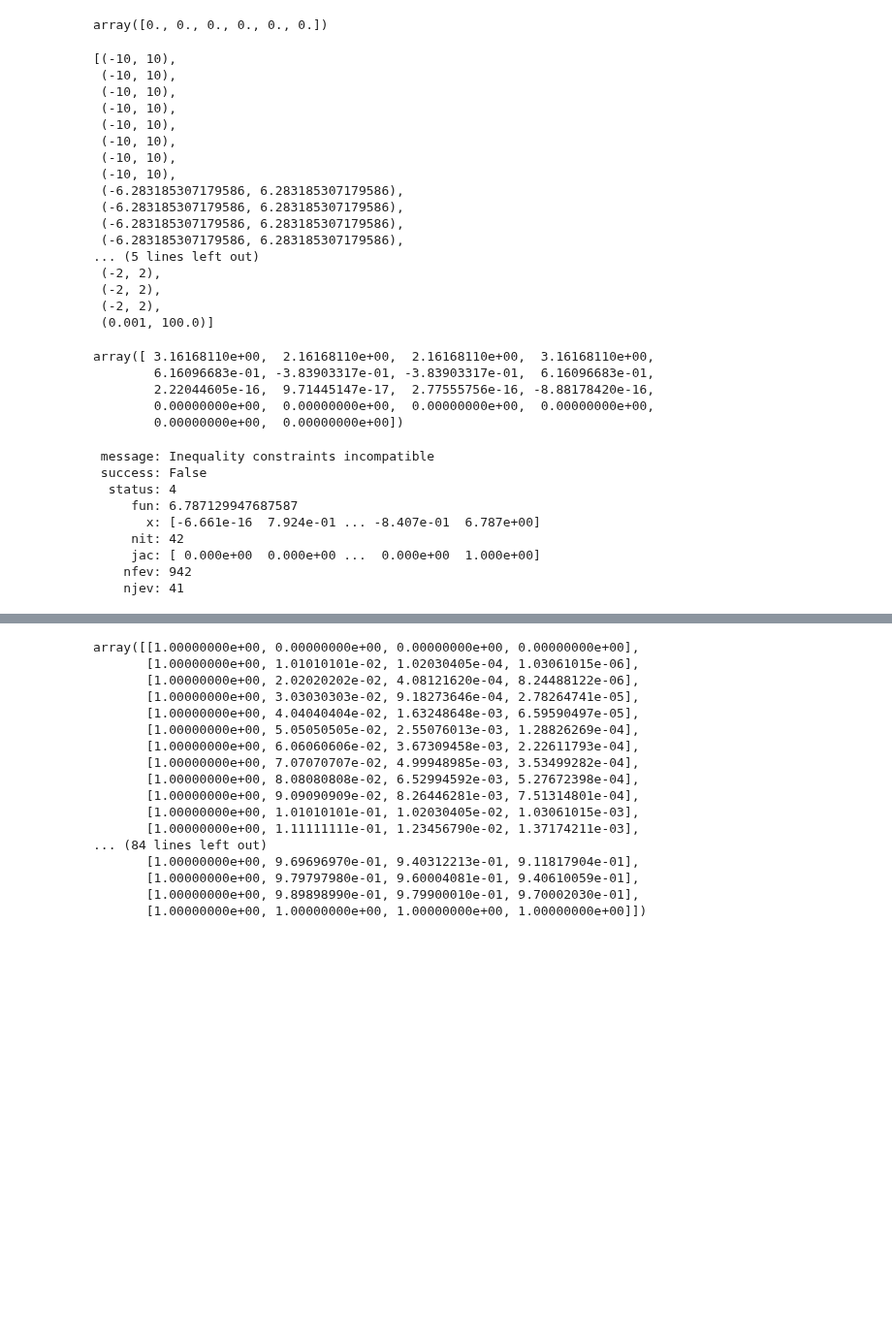
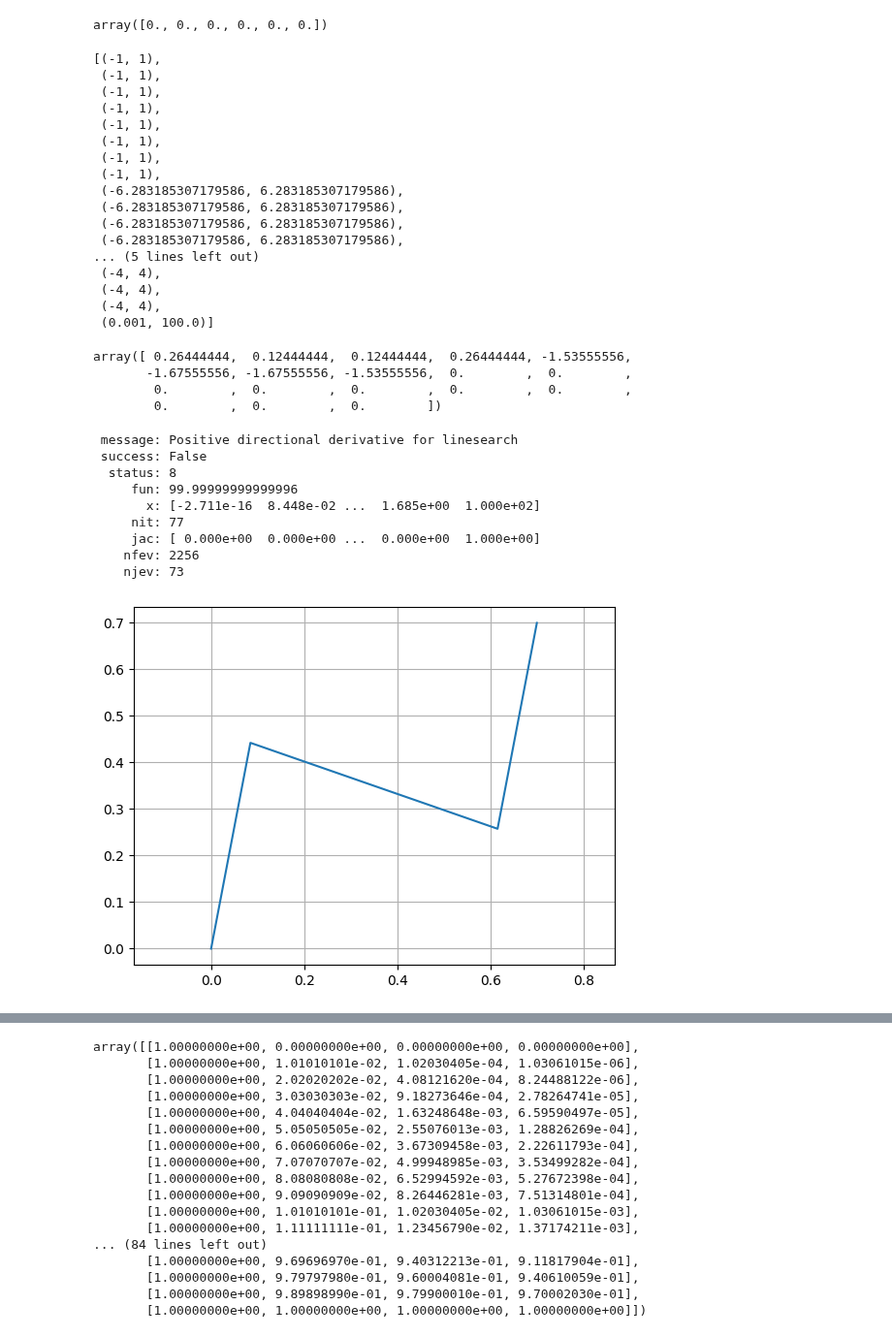
Before and after one commit to arthurrichards77/smply, a Jupyter notebook: collocation.ipynb, the cells around one changed output, grey strips where cells are left out. Shown at 97% size. Cells and saved outputs as stored; diff of their text form; code cells hidden in the pictures; blank space fills up the shorter version.

Commit message:
Still working on collocation.  Not there yet.

```diff
--- a/collocation.ipynb
+++ b/collocation.ipynb
@@ -83,8 +83,8 @@ array([ 0.00000000e+00,  0.00000000e+00, -1.11022302e-16,  2.22044605e-16,
         5.55111512e-17,  5.55111512e-17, -3.88578059e-16,  6.10622664e-16,
         0.00000000e+00, -8.67361738e-18, -2.60208521e-17,  1.11022302e-16])
 # %%
-s0 = (0,0,-np.pi/4)
-sf = (5,5,-np.pi/4)
+s0 = (0,0,0)
+sf = (0.7,0.7,0)
 def boundary_constraints(z):
     init_err = np.array([s0[i] - z[i*num_colloc] for i in range(len(s0))])
     term_err = np.array([sf[i] - z[num_colloc + i*num_colloc - 1] for i in range(len(sf))])
@@ -94,36 +94,36 @@ boundary_constraints(z)
 # %% [output]
 array([0., 0., 0., 0., 0., 0.])
 # %%
-test_z = np.hstack((np.linspace(s0[0],sf[0],num_colloc),
+bc_test_z = np.hstack((np.linspace(s0[0],sf[0],num_colloc),
                     np.linspace(s0[1],sf[1],num_colloc),
                     np.linspace(s0[2],sf[2],num_colloc),
-                    np.ones_like(colloc_dist)*1.8,
+                    np.ones_like(colloc_dist),
                     np.zeros_like(colloc_dist),
                     5.0))
 
-boundary_constraints(test_z)
+boundary_constraints(bc_test_z)
 # %% [output]
 array([0., 0., 0., 0., 0., 0.])
 # %%
-bounds = [(-10,10)]*2*num_colloc + [(-2*np.pi,2*np.pi)]*num_colloc + [(0,3)]*num_colloc + [(-2,2)]*num_colloc + [(0.001,100.0)]
+bounds = [(-1,1)]*2*num_colloc + [(-2*np.pi,2*np.pi)]*num_colloc + [(0,1)]*num_colloc + [(-4,4)]*num_colloc + [(0.001,100.0)]
 bounds
 # %% [output]
-[(-10, 10),
- (-10, 10),
- (-10, 10),
- (-10, 10),
- (-10, 10),
- (-10, 10),
- (-10, 10),
- (-10, 10),
+[(-1, 1),
+ (-1, 1),
+ (-1, 1),
+ (-1, 1),
+ (-1, 1),
+ (-1, 1),
+ (-1, 1),
+ (-1, 1),
  (-6.283185307179586, 6.283185307179586),
  (-6.283185307179586, 6.283185307179586),
  (-6.283185307179586, 6.283185307179586),
  (-6.283185307179586, 6.283185307179586),
 ... (5 lines left out)
- (-2, 2),
- (-2, 2),
- (-2, 2),
+ (-4, 4),
+ (-4, 4),
+ (-4, 4),
  (0.001, 100.0)]
 # %%
 def all_eq_constraints(z):
@@ -131,26 +131,32 @@ def all_eq_constraints(z):
 
 all_eq_constraints(z)
 # %% [output]
-array([ 3.16168110e+00,  2.16168110e+00,  2.16168110e+00,  3.16168110e+00,
-        6.16096683e-01, -3.83903317e-01, -3.83903317e-01,  6.16096683e-01,
-        2.22044605e-16,  9.71445147e-17,  2.77555756e-16, -8.88178420e-16,
-        0.00000000e+00,  0.00000000e+00,  0.00000000e+00,  0.00000000e+00,
-        0.00000000e+00,  0.00000000e+00])
+array([ 0.26444444,  0.12444444,  0.12444444,  0.26444444, -1.53555556,
+       -1.67555556, -1.67555556, -1.53555556,  0.        ,  0.        ,
+        0.        ,  0.        ,  0.        ,  0.        ,  0.        ,
+        0.        ,  0.        ,  0.        ])
 # %%
 constraints = [{'type':'eq','fun':all_eq_constraints}]
 # %%
 def cost(z):
     return(z[-1])
 # %%
-res = minimize(cost,z,method='SLSQP',bounds=bounds,constraints=constraints,options={'maxiter':300})
+res = minimize(cost,bc_test_z,method='SLSQP',bounds=bounds,constraints=constraints,options={'maxiter':1000})
 res
 # %% [output]
- message: Inequality constraints incompatible
+ message: Positive directional derivative for linesearch
  success: False
-  status: 4
-     fun: 6.787129947687587
-       x: [-6.661e-16  7.924e-01 ... -8.407e-01  6.787e+00]
-     nit: 42
+  status: 8
+     fun: 99.99999999999996
+       x: [-2.711e-16  8.448e-02 ...  1.685e+00  1.000e+02]
+     nit: 77
      jac: [ 0.000e+00  0.000e+00 ...  0.000e+00  1.000e+00]
-    nfev: 942
-    njev: 41
+    nfev: 2256
+    njev: 73
+# %%
+plt.plot(res.x[0:num_colloc],res.x[num_colloc:(2*num_colloc)])
+plt.axis('equal')
+plt.grid('on')
+plt.show()
+# %% [output]
+[figure, added]
```
Also changed, not shown: parts of 14 cells of this notebook.
